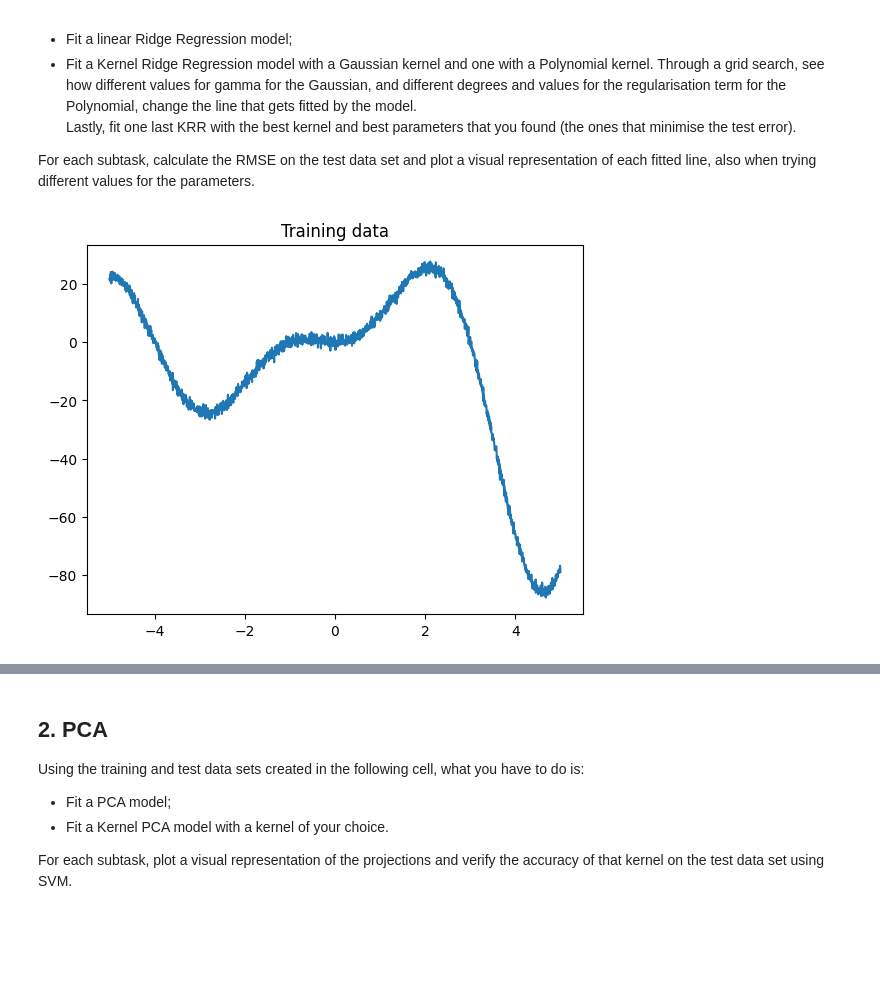
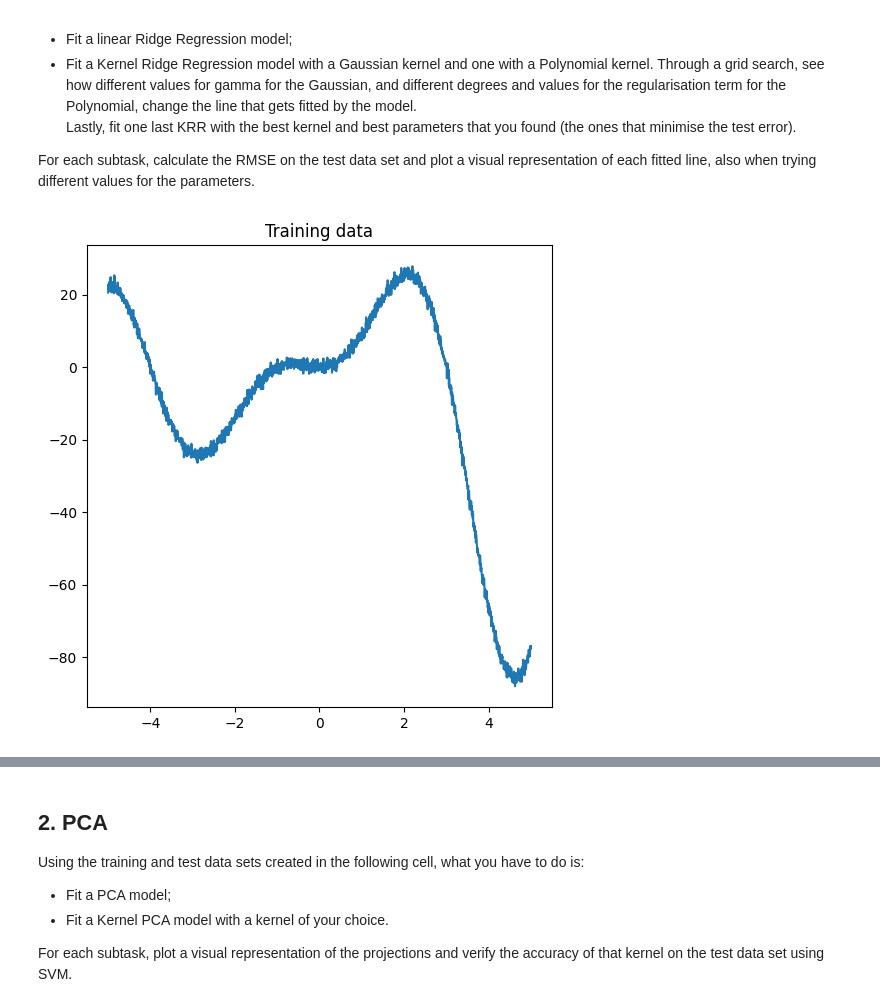
Before and after one commit to frekkoz3/Intro_to_ML_24-25, a Jupyter notebook: challenges/challenge 2/challenge_two.ipynb, the cells around one changed output, grey strips where cells are left out. Saved outputs shown, nothing was run; the diff lists cells and outputs as text; code cells hidden in the pictures; blank space fills up the shorter version.

```diff
--- a/challenges/challenge 2/challenge_two.ipynb
+++ b/challenges/challenge 2/challenge_two.ipynb
@@ -44,11 +44,12 @@ y_test = y_test.reshape(-1, 1)
 # %%
 from matplotlib import pyplot as plt
 
+plt.figure(figsize=(6, 6))
 plt.plot(X_train, y_train)
 plt.title("Training data")
 plt.show()
 # %% [output]
-[figure, old version]
+[figure, new version]
 # %%
 from sklearn.metrics import mean_absolute_error, root_mean_squared_error, r2_score
 
```
Also changed, not shown: parts of 18 cells of this notebook, 1 other file.
